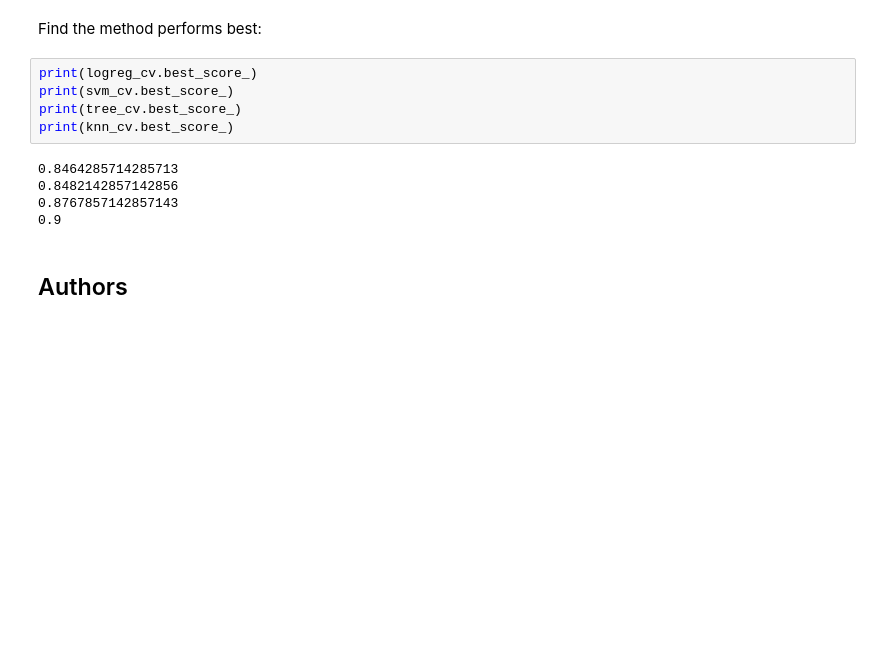
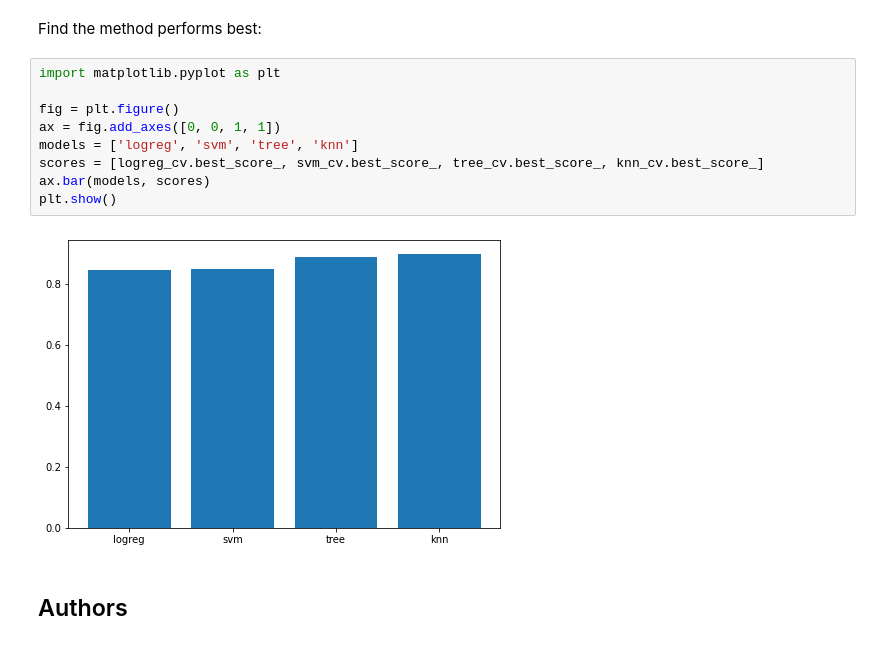
Before and after one commit to sylwo/ibm_data_science_course, a Jupyter notebook: Machine Learning Prediction.ipynb, the cells around one changed output. Drawn from its saved outputs; the diff is of its cells as text; blank space fills up the shorter version.

Commit message:
Add files via upload
Created a bar chart.

```diff
--- a/Machine Learning Prediction.ipynb
+++ b/Machine Learning Prediction.ipynb
@@ -318,16 +318,17 @@ plot_confusion_matrix(Y_test,yhat)
 ## TASK  12
 # %% [markdown]
 Find the method performs best:
-# %%
-print(logreg_cv.best_score_)
-print(svm_cv.best_score_)
-print(tree_cv.best_score_)
-print(knn_cv.best_score_)
-# %% [output]
-0.8464285714285713
-0.8482142857142856
-0.8767857142857143
-0.9
+# %%
+import matplotlib.pyplot as plt
+
+fig = plt.figure()
+ax = fig.add_axes([0, 0, 1, 1])
+models = ['logreg', 'svm', 'tree', 'knn']
+scores = [logreg_cv.best_score_, svm_cv.best_score_, tree_cv.best_score_, knn_cv.best_score_]
+ax.bar(models, scores)
+plt.show()
+# %% [output]
+[figure, added]
 # %% [markdown]
 ## Authors
 # %% [markdown]
```
Also changed, not shown: parts of 2 cells of this notebook.
